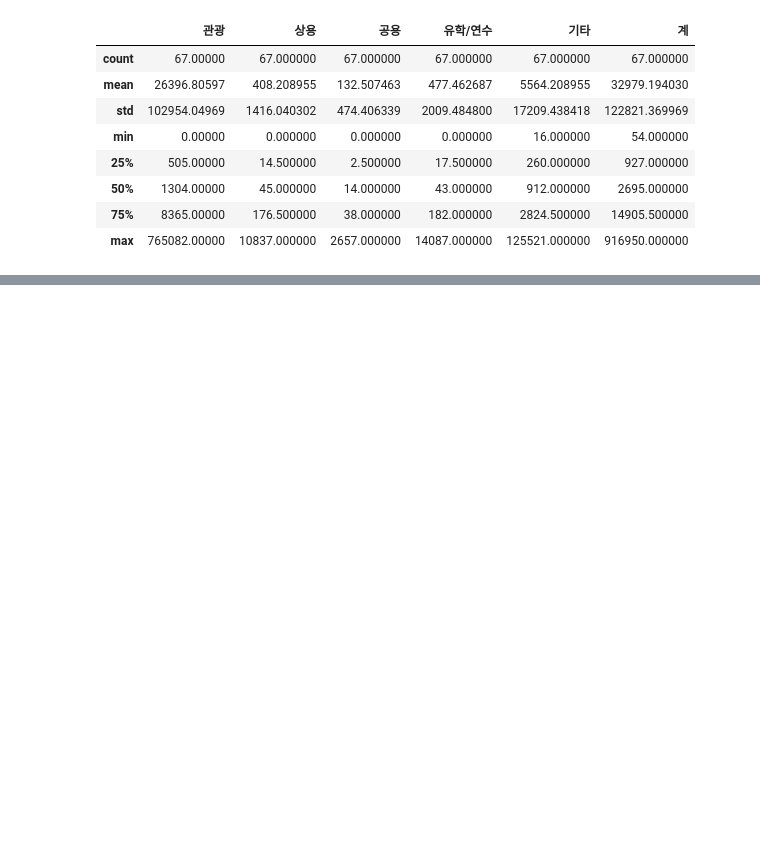
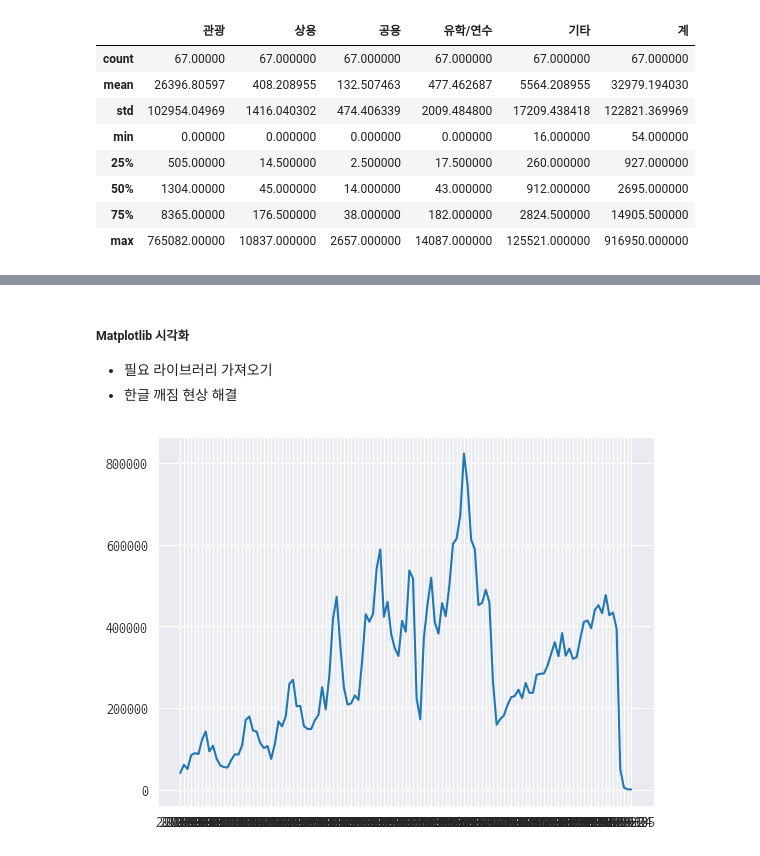
Before and after one commit to zzzissu/bigdata-analysis2024, a Jupyter notebook: day03/da09_코로나 바이러스 영향_중국인 관광객수_ 감소 분석.ipynb, the cells around one changed output, grey strips where cells are left out. Drawn from its saved outputs; the diff is of its cells as text; code cells hidden in the pictures; blank space fills up the shorter version.

```diff
--- a/day03/da09_코로나 바이러스 영향_중국인 관광객수_ 감소 분석.ipynb
+++ b/day03/da09_코로나 바이러스 영향_중국인 관광객수_ 감소 분석.ipynb
@@ -110,0 +494,2 @@ kto_201901[condition]
+# %%
+df_china = df_total[condition]
@@ -110,0 +499,2 @@ kto_201901[condition]
+# %%
+df_china.reset_index(inplace=True)
@@ -110,0 +517,4 @@ kto_201901[condition]
+# %% [markdown]
+##### Matplotlib 시각화
+- 필요 라이브러리 가져오기
+- 한글 깨짐 현상 해결
@@ -110,0 +524,16 @@ kto_201901[condition]
+# %%
+# 한글 깨짐 문제 해결
+from matplotlib import rcParams, font_manager, rc
+
+font_path = 'C:/Windows/Fonts/NanumGothicCoding.ttf'
+font = font_manager.FontProperties(fname=font_path).get_name()  # 실제 설치된 폰트 이름조회
+rc('font',family=font)  # 한글 깨짐 현상 해결
+rcParams['axes.unicode_minus'] = False  # 한글 사용 시 마이너스 깨짐 해결
+# %%
+# 차트 스타일 지정
+sns.set_style('darkgrid')
+# %%
+plt.plot(df_china['기준연월'], df_china['관광'])
+plt.show()
+# %% [output]
+[figure, added]
```
Also changed, not shown: parts of 38 cells of this notebook, 1 other file.
